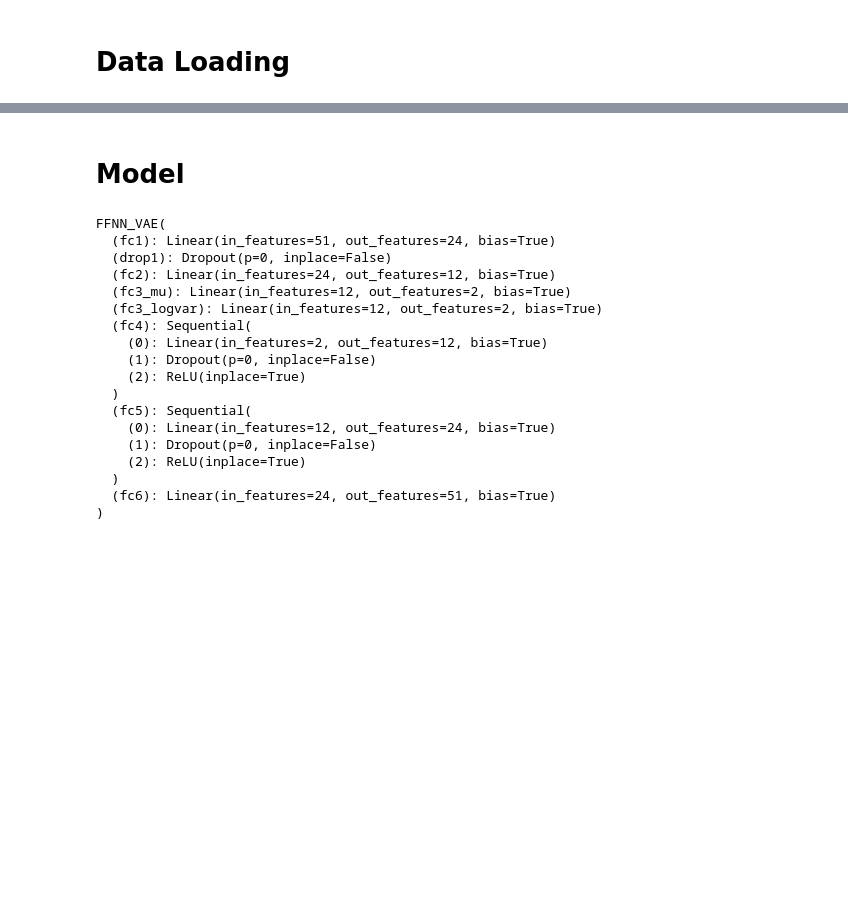
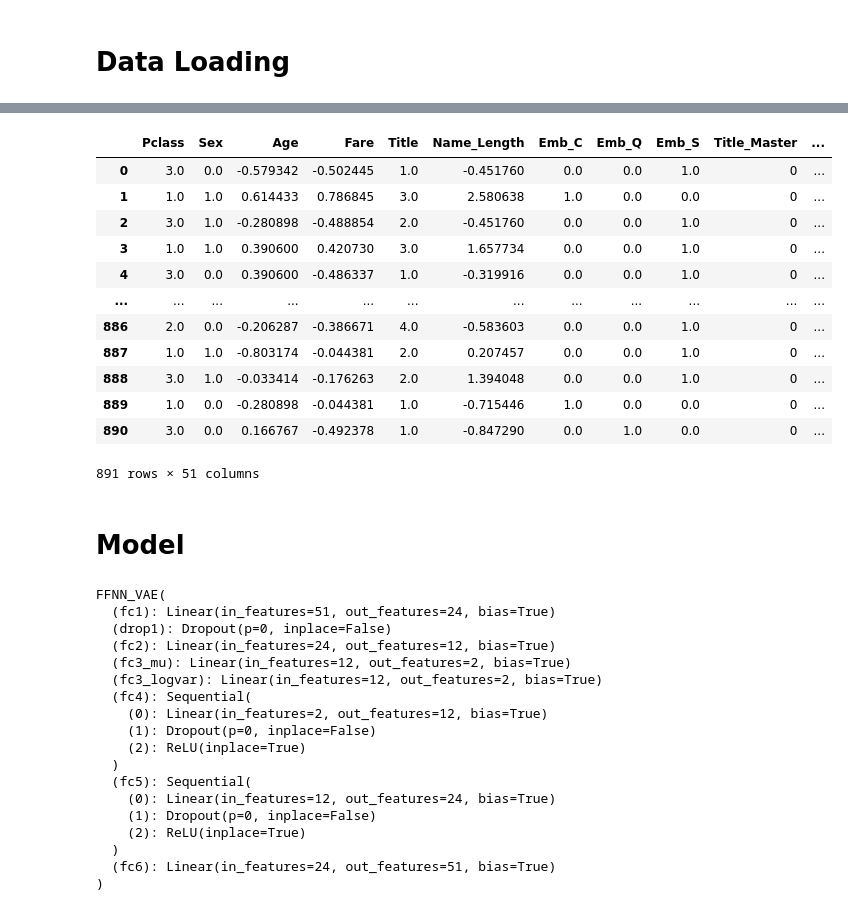
Before and after one commit to francescobodria/InteractiveLatentSpace, a Jupyter notebook: app.ipynb, the cells around one changed output, grey strips where cells are left out. Saved outputs shown, nothing was run; the diff lists cells and outputs as text; code cells hidden in the pictures; blank space fills up the shorter version.

```diff
--- a/app.ipynb
+++ b/app.ipynb
@@ -7,6 +7,7 @@ import re
 
 import numpy as np
 import pandas as pd
+pd.set_option('max_columns', None)
 
 import plotly.graph_objects as go
 # %% [markdown]
@@ -133,3 +134,19 @@ See the caveats in the documentation: https://pandas.pydata.org/pandas-docs/stab
+# %%
+X_train
+# %% [output]
+|  | Pclass | Sex | Age | Fare | Title | Name_Length | Emb_C | Emb_Q | Emb_S | Title_Master | ... |
+| 0 | 3.0 | 0.0 | -0.579342 | -0.502445 | 1.0 | -0.451760 | 0.0 | 0.0 | 1.0 | 0 | ... |
+| 1 | 1.0 | 1.0 | 0.614433 | 0.786845 | 3.0 | 2.580638 | 1.0 | 0.0 | 0.0 | 0 | ... |
+| 2 | 3.0 | 1.0 | -0.280898 | -0.488854 | 2.0 | -0.451760 | 0.0 | 0.0 | 1.0 | 0 | ... |
+| 3 | 1.0 | 1.0 | 0.390600 | 0.420730 | 3.0 | 1.657734 | 0.0 | 0.0 | 1.0 | 0 | ... |
+| 4 | 3.0 | 0.0 | 0.390600 | -0.486337 | 1.0 | -0.319916 | 0.0 | 0.0 | 1.0 | 0 | ... |
+| ... | ... | ... | ... | ... | ... | ... | ... | ... | ... | ... | ... |
+| 886 | 2.0 | 0.0 | -0.206287 | -0.386671 | 4.0 | -0.583603 | 0.0 | 0.0 | 1.0 | 0 | ... |
+| 887 | 1.0 | 1.0 | -0.803174 | -0.044381 | 2.0 | 0.207457 | 0.0 | 0.0 | 1.0 | 0 | ... |
+| 888 | 3.0 | 1.0 | -0.033414 | -0.176263 | 2.0 | 1.394048 | 0.0 | 0.0 | 1.0 | 0 | ... |
+| 889 | 1.0 | 0.0 | -0.280898 | -0.044381 | 1.0 | -0.715446 | 1.0 | 0.0 | 0.0 | 0 | ... |
+| 890 | 3.0 | 0.0 | 0.166767 | -0.492378 | 1.0 | -0.847290 | 0.0 | 1.0 | 0.0 | 0 | ... |
+891 rows × 51 columns
 # %% [markdown]
 # Model
 # %%
```
Also changed, not shown: parts of 13 cells of this notebook, 5 other files.
